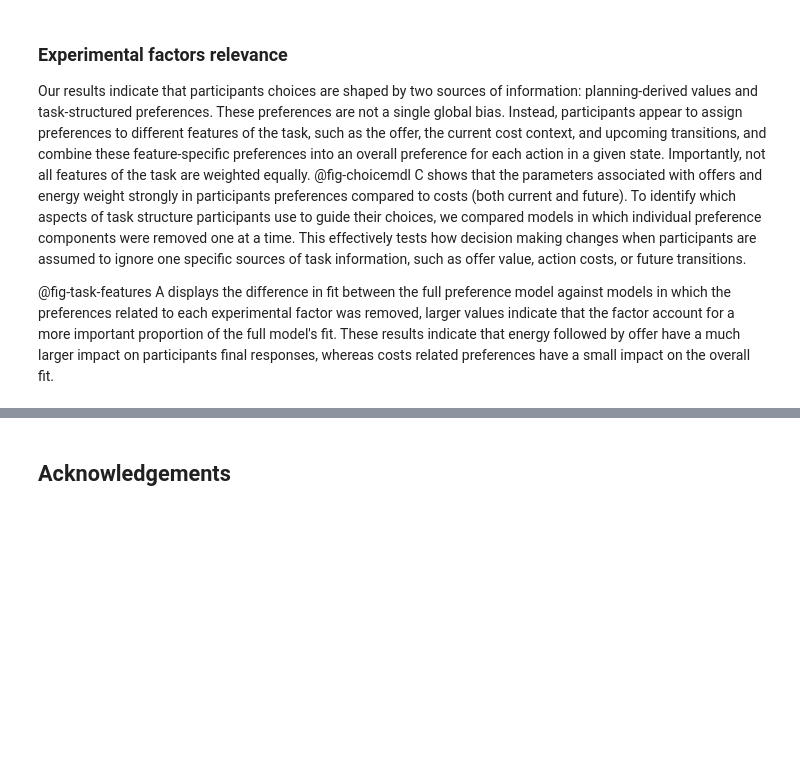
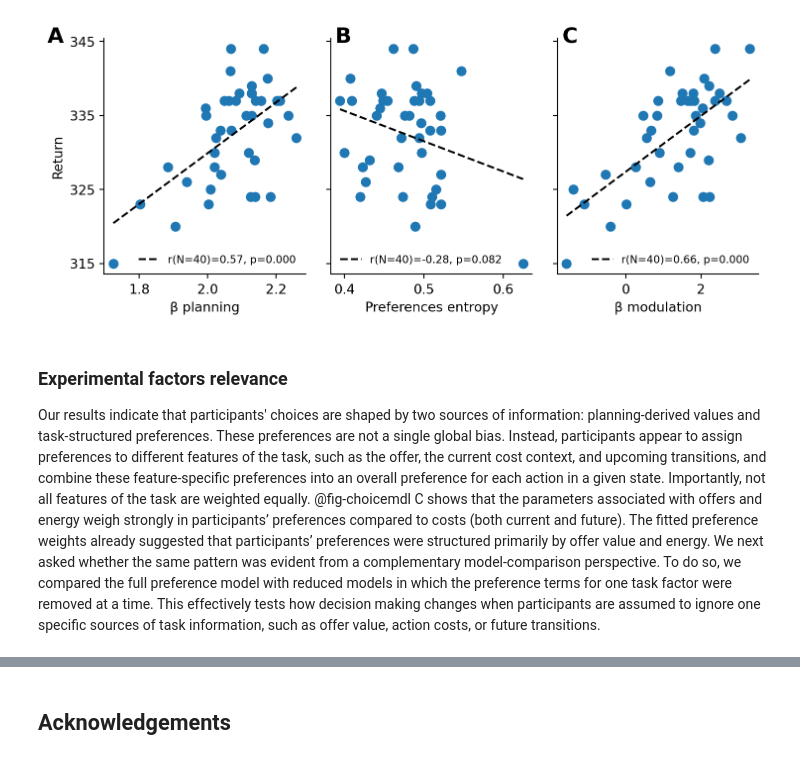
Before and after one commit to AlexLepauvre/state_abstraction_paper, a Jupyter notebook: index.ipynb, the cells around one changed output, grey strips where cells are left out. Drawn from its saved outputs; the diff is of its cells as text; code cells hidden in the pictures; blank space fills up the shorter version.

```diff
--- a/index.ipynb
+++ b/index.ipynb
@@ -671,0 +728,8 @@ The estimated preference weights associated with each factor of the task (@fig-c
+# %%
+n_e_0 = []
+for sub in beh_data['vpn'].unique():
+    # Extract the subject's data:
+    sub_data = beh_data[beh_data['vpn'] == sub]
+    n_e_0.append(sub_data[sub_data['energy'] == e].shape[0])
+mean_ne = np.mean(n_e_0) / 240  * 100
+sd_ne = np.std(n_e_0)  / 240 * 100
@@ -1190,9 +1126,74 @@ plt.tight_layout();
+# %%
+#| label: fig-returns
+#| fig-cap: "Single participants fit and performances (A) Model fit for each participant, color coded per model of best fit. (B) Correlation between participants return and the fitted
+#| $\\beta_{planning}$ parameter. Each dot represent a single participant, the line is a correlation fitted using optimal least square, legend indicates pearson
+#| correlation alongside p value. (C) Correlation between participants performances and the average preference entropy. Same convention as (B). (C) Correlation
+#| between participants performances and $\\beta_{modulation}$. Same convention as (B)"
+fig, ax = plt.subplot_mosaic("ABC", figsize=[A4_inches[0], 0.3*A4_inches[1]], sharey=True)
+
+# ================================================================
+# fig-3B: Plot the correlation between total return and the planning weight:
+# Sort according to beta strength:
+order = np.argsort(planning_betas)
+# Plot correlation between the two:
+coef = np.polyfit(np.squeeze(planning_betas[order]), subjects_returns[order], 1)
+poly1d_fn = np.poly1d(coef)
+ax["A"].scatter(np.squeeze(planning_betas[order]), subjects_returns[order],linewidths=0.5, s=50)
+ax["A"].plot(np.squeeze(planning_betas[order]), poly1d_fn(np.squeeze(planning_betas[order])),
+             color='k', linestyle='--', label=f'r(N={len(subjects_returns)})={r_planning:.2f}, p={pval_planning:.3f}')
+ax["A"].set_xlabel("β planning")
+ax["A"].set_ylabel("Return")
+ax["A"].set_yticks([315, 325, 335, 345])
+ax["A"].set_yticklabels([315, 325, 335, 345])
+ax["A"].text(-0.2, 1.05, "A", transform=ax["A"].transAxes,
+              fontsize=16, fontweight='bold', va='top', ha='right'
+              )
+ax["A"].spines[['right', 'top']].set_visible(False)
+ax["A"].legend(frameon=False, prop={'size': 8})
+
+# ================================================================
+# fig-3C: Plot the correlation between total return and the preferences entropy:
+order = np.argsort(pref_entropy)
+# Plot correlation between the two:
+coef = np.polyfit(np.squeeze(pref_entropy[order]), subjects_returns[order], 1)
+poly1d_fn = np.poly1d(coef)
+ax["B"].scatter(pref_entropy[order], subjects_returns[order], linewidths=0.5, s=50)
+ax["B"].plot(pref_entropy[order], poly1d_fn(pref_entropy[order]), color='k', linestyle='--',
+             label=f'r(N={len(subjects_returns)})={r_pref:.2f}, p={pval_pref:.3f}')
+ax["B"].set_xlabel("Preferences entropy")
+# ax["B"].set_ylabel("Return")
+ax["B"].set_yticks([315, 325, 335, 345])
+ax["B"].set_yticklabels([315, 325, 335, 345])
+ax["B"].text(0.1, 1.05, "B", transform=ax["B"].transAxes,
+              fontsize=16, fontweight='bold', va='top', ha='right'
+              )
+ax["B"].spines[['right', 'top']].set_visible(False)
+ax["B"].legend(frameon=False, prop={'size': 8})
+
+# ================================================================
+# fig-3D: Plot the correlation between total return and the preferences entropy:
+order = np.argsort(interaction_beta)
+# Plot correlation between the two:
+coef = np.polyfit(np.squeeze(interaction_beta[order]), subjects_returns[order], 1)
+poly1d_fn = np.poly1d(coef)
+ax["C"].scatter(interaction_beta[order], subjects_returns[order], linewidths=0.5, s=50)
+ax["C"].plot(interaction_beta[order], poly1d_fn(interaction_beta[order]), color='k', linestyle='--',
+             label=f'r(N={len(subjects_returns)})={r_interaction:.2f}, p={pval_interaction:.3f}')
+ax["C"].set_xlabel("β modulation")
+ax["C"].set_yticks([315, 325, 335, 345])
+ax["C"].set_yticklabels([315, 325, 335, 345])
+ax["C"].text(0.1, 1.05, "C", transform=ax["C"].transAxes,
+              fontsize=16, fontweight='bold', va='top', ha='right'
+              )
+ax["C"].spines[['right', 'top']].set_visible(False)
+ax["C"].legend(frameon=False, prop={'size': 8})
+plt.tight_layout();
+# %% [output]
+[figure, added]
 # %% [markdown]
 ### Experimental factors relevance
 
-Our results indicate that participants choices are shaped by two sources of information: planning-derived values and task-structured preferences. These preferences are not a single global bias. Instead, participants appear to assign preferences to different features of the task, such as the offer, the current cost context, and upcoming transitions, and combine these feature-specific preferences into an overall preference for each action in a given state. Importantly, not  all features of the task are weighted equally. @fig-choicemdl C shows that the parameters associated with offers and energy weight strongly in participants preferences compared to costs (both current and future). To identify which aspects of task structure participants use to guide their choices, we compared models in which individual preference components were removed one at a time. This effectively tests how decision making changes when participants are assumed to ignore one specific sources of task information, such as offer value, action costs, or future transitions.
-
-@fig-task-features A displays the difference in fit between the full preference model against models in which the preferences related to each experimental factor was removed, larger values indicate that the factor account for a more important proportion of the full model's fit. These results indicate that energy followed by offer have a much larger impact on participants final responses, whereas costs related preferences have a small impact on the overall fit.
+Our results indicate that participants' choices are shaped by two sources of information: planning-derived values and task-structured preferences. These preferences are not a single global bias. Instead, participants appear to assign preferences to different features of the task, such as the offer, the current cost context, and upcoming transitions, and combine these feature-specific preferences into an overall preference for each action in a given state. Importantly, not all features of the task are weighted equally. @fig-choicemdl C shows that the parameters associated with offers and energy weigh strongly in participants’ preferences compared to costs (both current and future). The fitted preference weights already suggested that participants’ preferences were structured primarily by offer value and energy. We next asked whether the same pattern was evident from a complementary model-comparison perspective. To do so, we compared the full preference model with reduced models in which the preference terms for one task factor were removed at a time. This effectively tests how decision making changes when participants are assumed to ignore one specific sources of task information, such as offer value, action costs, or future transitions.
 # %%
 # Full model:
 traces_reduced = {"Preference": traces["Preference"]}
```
Also changed, not shown: parts of 44 cells of this notebook, 1 other file.
